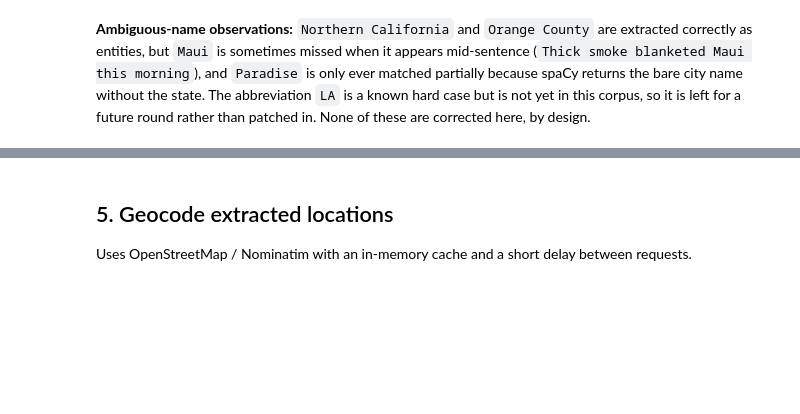
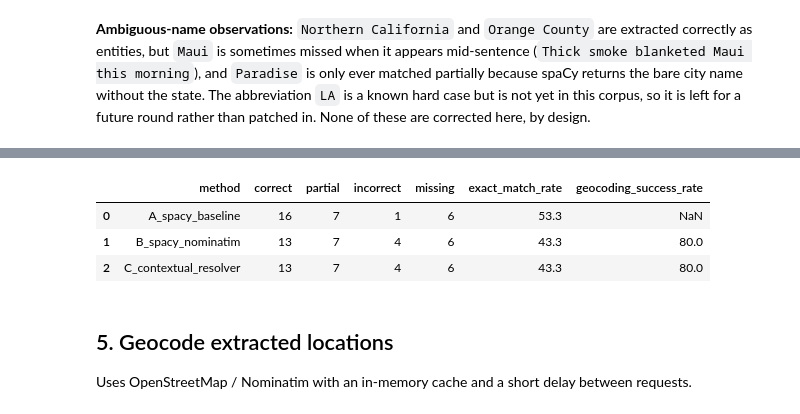
Before and after one commit to sarahain/NASA-Geospatial-Misinformation-Monitor, a Jupyter notebook: notebooks/week2_demo.ipynb, the cells around one changed output, grey strips where cells are left out. Drawn from its saved outputs; the diff is of its cells as text; code cells hidden in the pictures; blank space fills up the shorter version.

```diff
--- a/notebooks/week2_demo.ipynb
+++ b/notebooks/week2_demo.ipynb
@@ -248,3 +258,13 @@ Smoke from Canadian wildfires blankets the East Coast             Canada     the
+# %%
+import location_experiment
+
+location_summary = location_experiment.run_experiment()
+location_summary
+# %% [output]
+|  | method | correct | partial | incorrect | missing | exact_match_rate | geocoding_success_rate |
+| 0 | A_spacy_baseline | 16 | 7 | 1 | 6 | 53.3 | NaN |
+| 1 | B_spacy_nominatim | 13 | 7 | 4 | 6 | 43.3 | 80.0 |
+| 2 | C_contextual_resolver | 13 | 7 | 4 | 6 | 43.3 | 80.0 |
 # %% [markdown]
 ## 5. Geocode extracted locations
 
```
Also changed, not shown: parts of 6 cells of this notebook, 15 other files.
